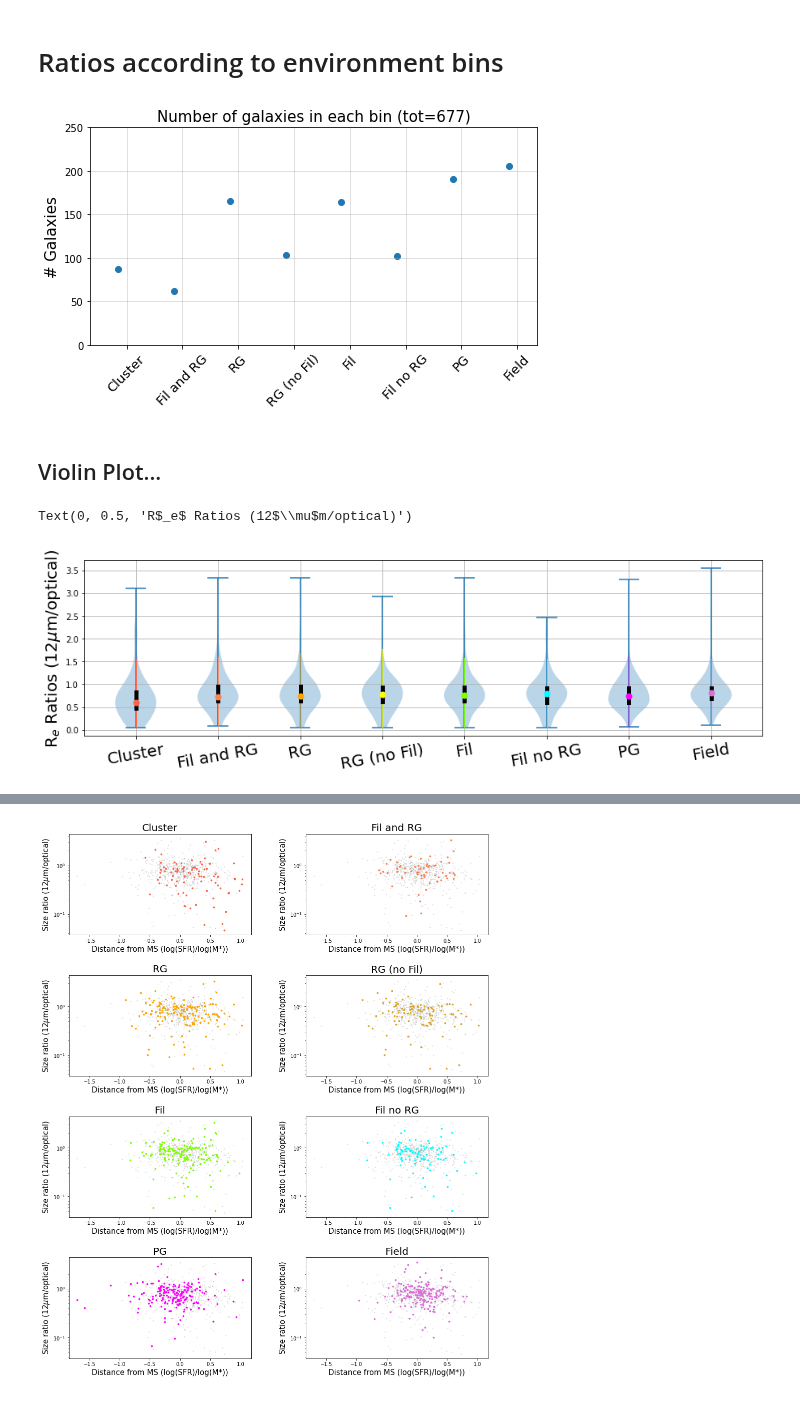
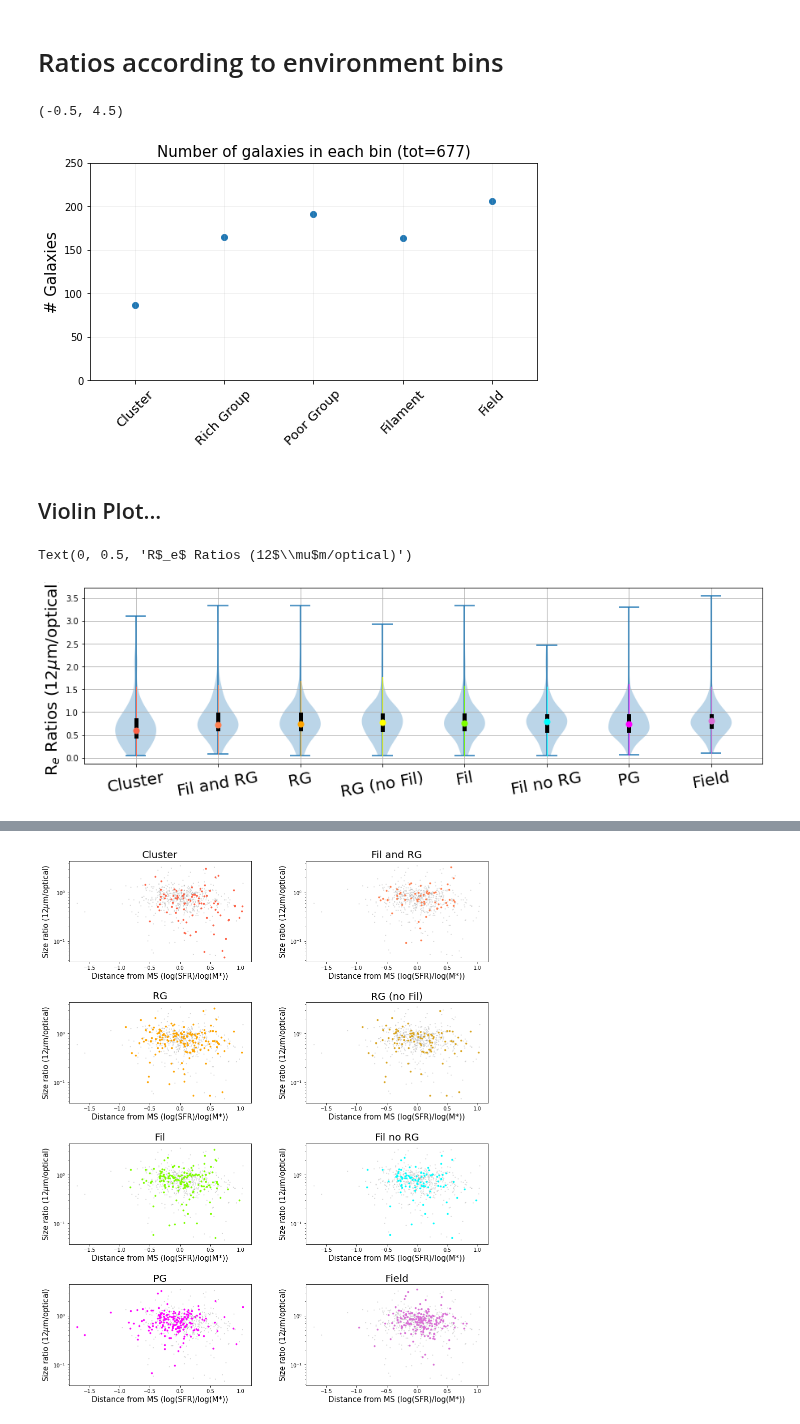
Before and after one commit to Kyssuber/research, a Jupyter notebook: disk_size_comparison-MarkAGN-RemoveOutliers-NewPSF.ipynb, the cells around one changed output, grey strips where cells are left out. Cells and saved outputs as stored; diff of their text form; code cells hidden in the pictures.

```diff
--- a/disk_size_comparison-MarkAGN-RemoveOutliers-NewPSF.ipynb
+++ b/disk_size_comparison-MarkAGN-RemoveOutliers-NewPSF.ipynb
@@ -16,7 +18,7 @@ from numpy import percentile
 homedir = os.getenv("HOME")
 
 #sga matched to VF catalog
-sgacut = Table.read(homedir+'/sgacut_coadd.fits')
+sgacut = Table.read(homedir+'/sgacut_coadd_v1.fits')
 
 #sga r50 parameters
 sga_params = Table.read(homedir+'/sga_params')
@@ -557,6 +563,7 @@ group = envcut['flag_gro']
 pg_flag = []
 #rich group
 rg_flag = []
+group_flag = []
 
 #define rich, poor groups
 
@@ -564,15 +571,19 @@ for n in range(0,len(envcut)):
     if int(group[n]) == 1:
         rg_flag.append(False)
         pg_flag.append(True)
+        group_flag.append(True)
     if int(group[n]) == 2:
         rg_flag.append(True)
         pg_flag.append(False)
+        group_flag.append(True)
     if int(group[n]) == 0:
         rg_flag.append(False)
         pg_flag.append(False)
+        group_flag.append(False)
 
 rg_flag = np.asarray(rg_flag)
 pg_flag = np.asarray(pg_flag)
+group_flag = np.asarray(group_flag)
 # %%
 #CL
 cluster = cluster
@@ -630,28 +646,31 @@ field_re_free = re_ratio_2[field_free]
 # %%
 #first plot num of galaxies in each bin
 fig = plt.figure(figsize=(8,4))
 ax = fig.add_subplot(111)
-ind=np.arange(0,8,1)
-width=0.15
+ind=np.arange(0,5,1)
+width=0.0
 
-x = np.array([1,2,3,4,5,6,7,8])-1
-data1 = np.array([len(cluster_re_free),len(fil_rg_re_free),len(rg_all_re_free),len(rg_re_free),
-                 len(filament_re_free),len(fil_iso_re_free),len(pg_re_free),len(field_re_free)])
+x = np.array([1,2,3,4,5])-1
+#data1 = np.array([len(cluster_re_free),len(fil_rg_re_free),len(rg_all_re_free),len(rg_re_free),
+#                 len(filament_re_free),len(fil_iso_re_free),len(pg_re_free),len(field_re_free)])
 
+data1 = np.array([len(cluster_re_free),len(rg_all_re_free),len(pg_re_free),
+                  len(filament_re_free),len(field_re_free)])
+
+plt.grid(alpha=0.2)
 plt.scatter(x,data1)
 plt.title('Number of galaxies in each bin (tot='+str(len(re_ratio_2))+')',fontsize=15)
 plt.ylabel('# Galaxies',fontsize=15)
 plt.ylim(0,250)
-
 ax.set_xlim(-width,len(ind)-1.5*width)
-xTickMarks= ['Cluster','Fil and RG','RG','RG (no Fil)','Fil','Fil no RG','PG','Field']
+xTickMarks= ['Cluster','Rich Group','Poor Group','Filament','Field']
 ax.set_xticks(ind+width)
 xtickNames=ax.set_xticklabels(xTickMarks)
 plt.setp(xtickNames,rotation=45,fontsize=13)
-plt.xlim(-0.5,7.5)
-plt.grid(alpha=0.5)
+plt.xlim(-0.5,4.5)
 # %% [output]
+(-0.5, 4.5)
-[figure, old version]
+[figure, new version]
 # %% [markdown]
 ## Violin Plot...
 # %%
@@ -722,7 +741,7 @@ plt.ylabel(r"R$_e$ Ratios (12$\mu$m/optical)",fontsize=20)
 #plt.yscale('log')
 # %% [output]
 Text(0, 0.5, 'R$_e$ Ratios (12$\\mu$m/optical)')
-[figure, old version]
+[figure, new version]
 # %%
 #We are comparing to extent of field mean, std --> it *is* the control sample, after all.
 #The resulting plot effectively illustrates (unsurprisingly) the need for more data, which will
```
Also changed, not shown: parts of 12 cells of this notebook, 19 other files.
